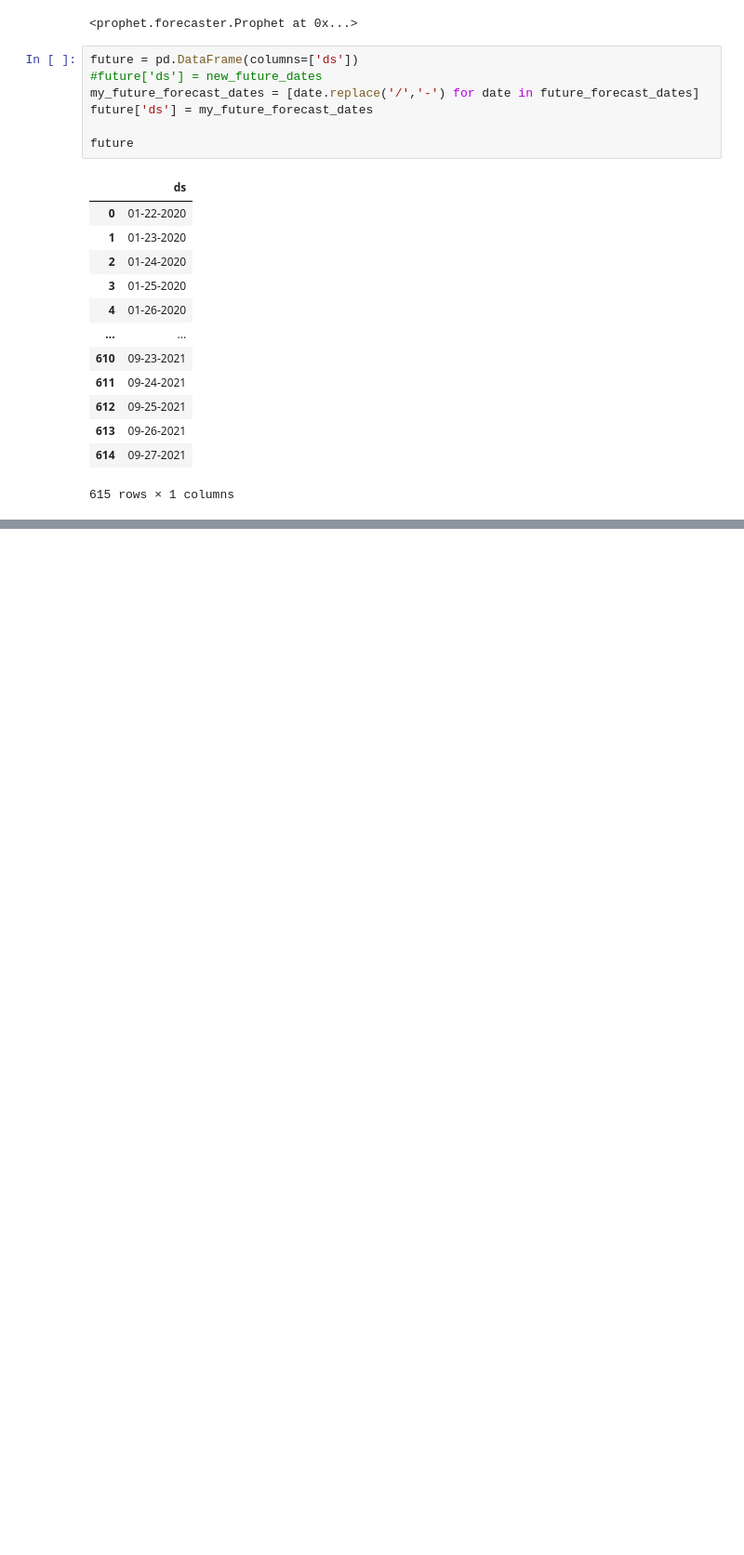
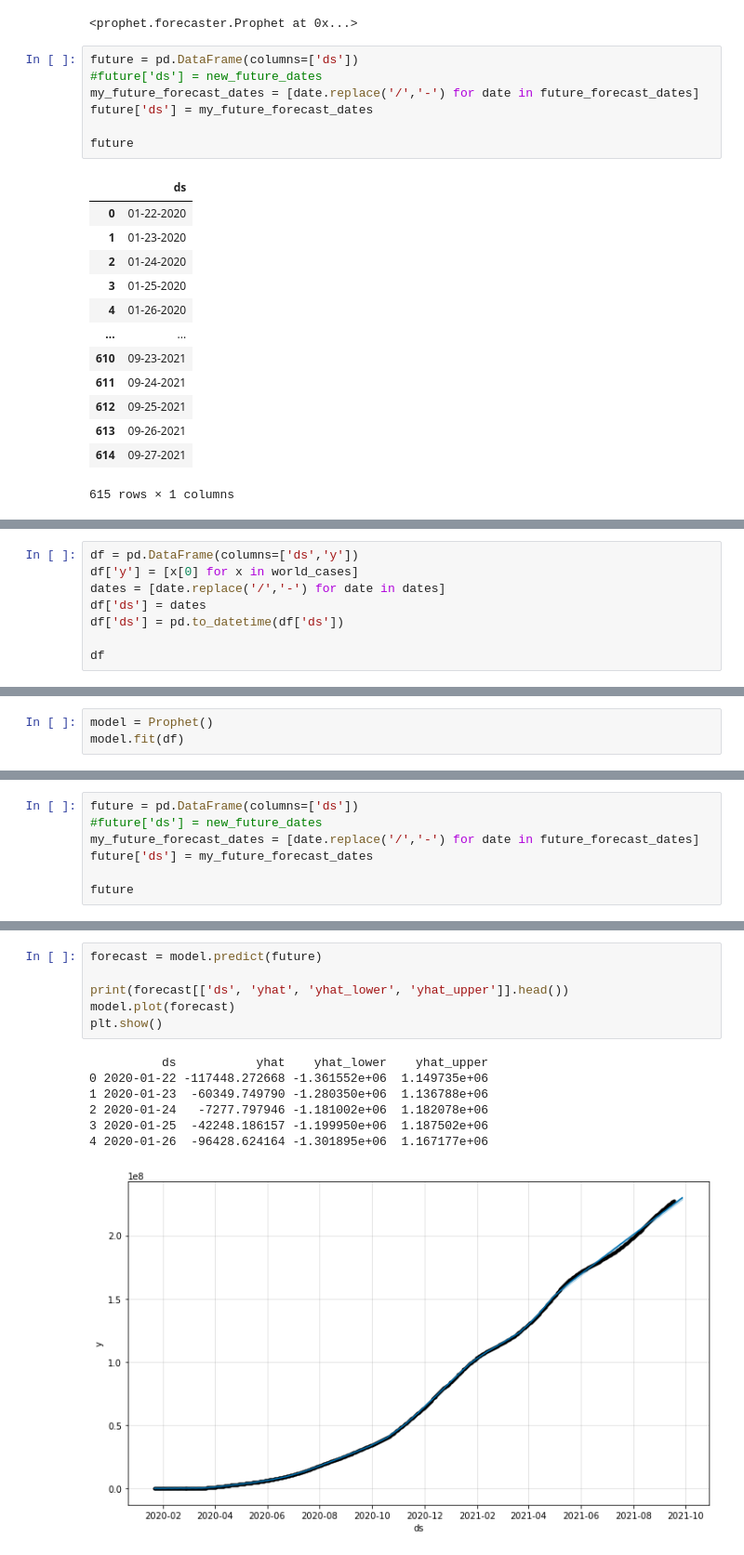
Before and after one commit to dvh549/Data_Mining, a Jupyter notebook: Covid_19_Prophet.ipynb, the cells around one changed output, grey strips where cells are left out. Shown at 93% size. Saved outputs shown, nothing was run; the diff lists cells and outputs as text; blank space fills up the shorter version.

Commit message:
updated prophet to perform analysis on global cases

```diff
--- a/Covid_19_Prophet.ipynb
+++ b/Covid_19_Prophet.ipynb
@@ -395,0 +418,8 @@ df_diagnostics
+# %%
+df = pd.DataFrame(columns=['ds','y'])
+df['y'] = [x[0] for x in world_cases]
+dates = [date.replace('/','-') for date in dates]
+df['ds'] = dates
+df['ds'] = pd.to_datetime(df['ds'])
+
+df
@@ -395,0 +442,3 @@ df_diagnostics
+# %%
+model = Prophet()
+model.fit(df)
@@ -395,0 +449,7 @@ df_diagnostics
+# %%
+future = pd.DataFrame(columns=['ds'])
+#future['ds'] = new_future_dates
+my_future_forecast_dates = [date.replace('/','-') for date in future_forecast_dates]
+future['ds'] = my_future_forecast_dates
+
+future
@@ -395,0 +470,14 @@ df_diagnostics
+# %%
+forecast = model.predict(future)
+
+print(forecast[['ds', 'yhat', 'yhat_lower', 'yhat_upper']].head())
+model.plot(forecast)
+plt.show()
+# %% [output]
+          ds           yhat    yhat_lower    yhat_upper
+0 2020-01-22 -117448.272668 -1.361552e+06  1.149735e+06
+1 2020-01-23  -60349.749790 -1.280350e+06  1.136788e+06
+2 2020-01-24   -7277.797946 -1.181002e+06  1.182078e+06
+3 2020-01-25  -42248.186157 -1.199950e+06  1.187502e+06
+4 2020-01-26  -96428.624164 -1.301895e+06  1.167177e+06
+[figure, added]
```
Also changed, not shown: parts of 18 cells of this notebook.
